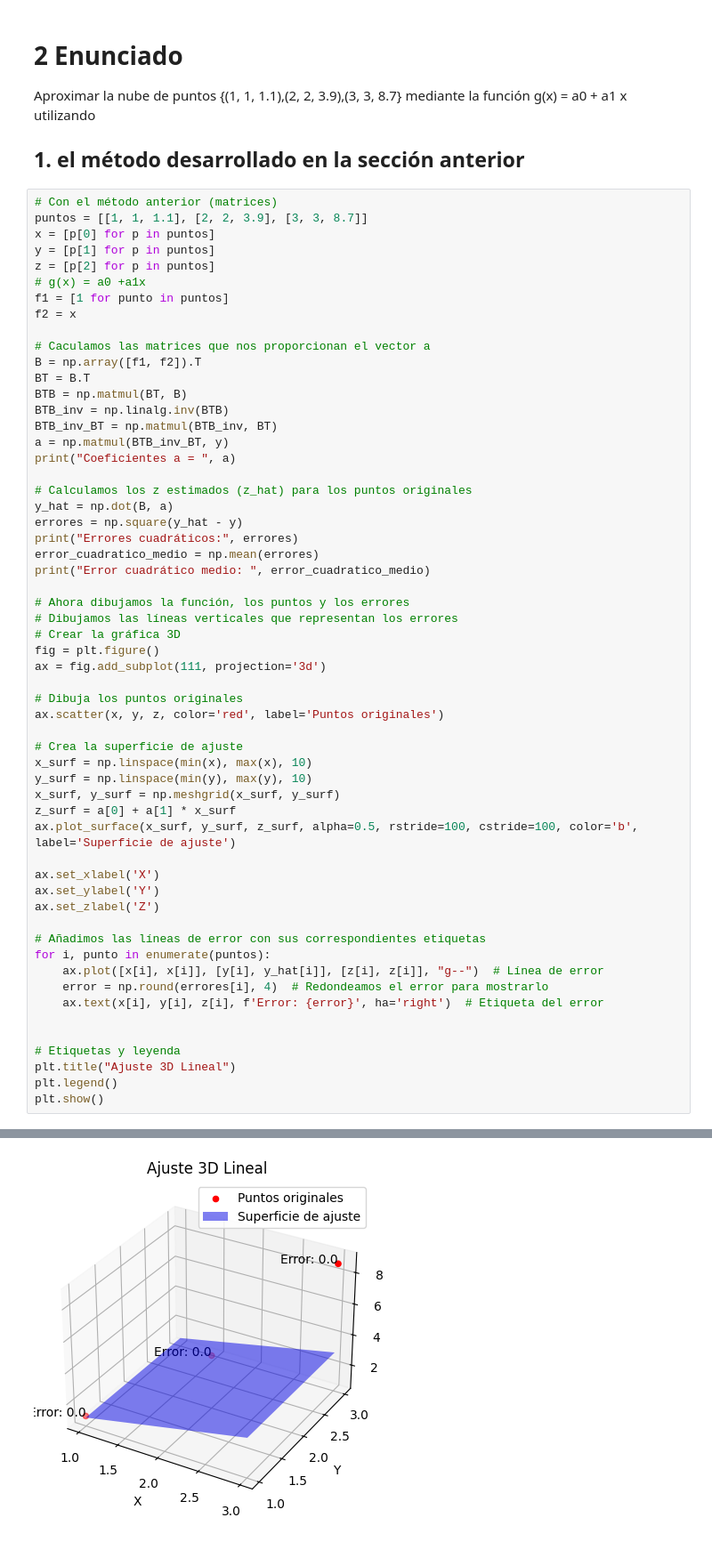
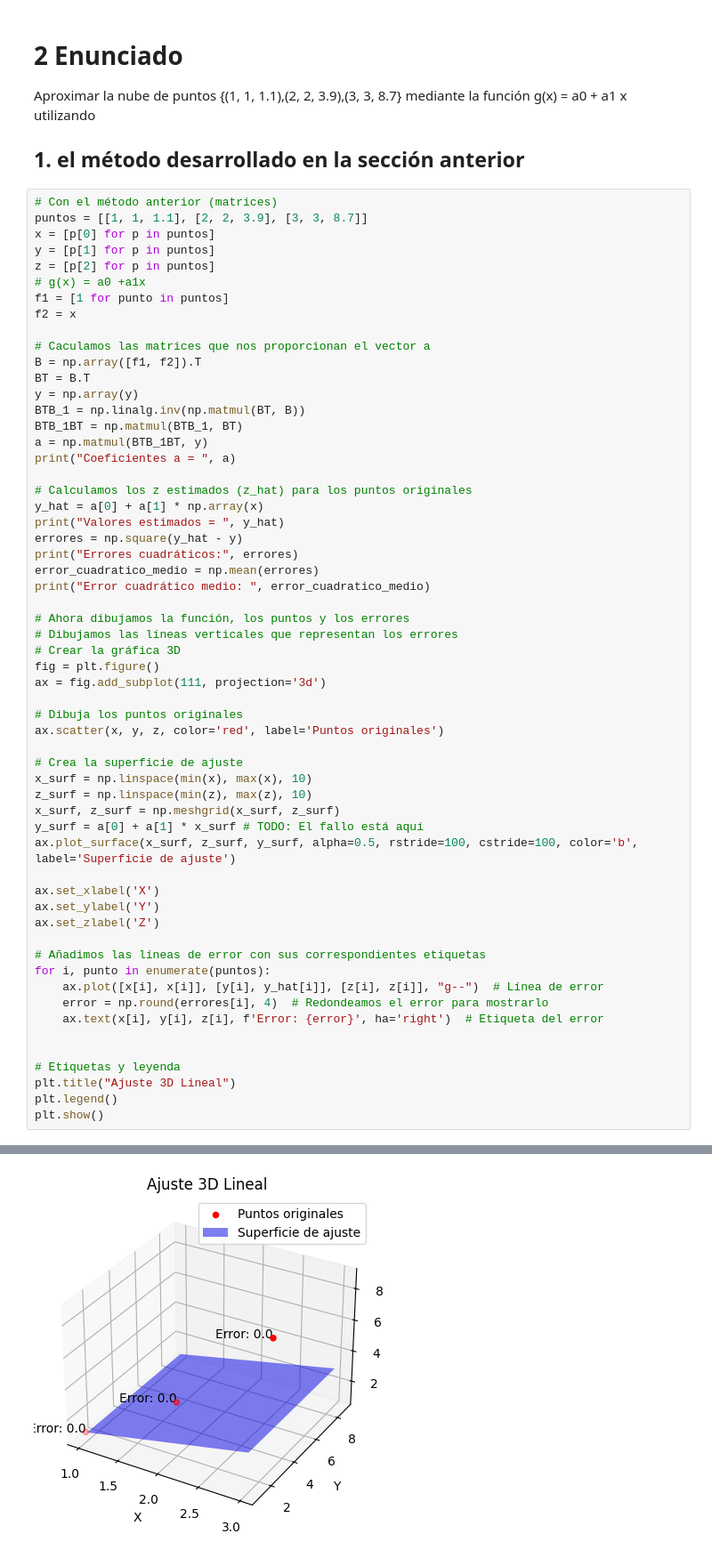
Before and after one commit to Apriea04/ComputacionNeuronalEvolutiva, a Jupyter notebook: Computación Evolutiva/Práctica 0/Parte 0.ipynb, the cells around one changed output, grey strips where cells are left out. Shown at 89% size. Cells and saved outputs as stored; diff of their text form.

```diff
--- a/Computación Evolutiva/Práctica 0/Parte 0.ipynb
+++ b/Computación Evolutiva/Práctica 0/Parte 0.ipynb
@@ -83,14 +84,15 @@ f2 = x
 # Caculamos las matrices que nos proporcionan el vector a
 B = np.array([f1, f2]).T
 BT = B.T
-BTB = np.matmul(BT, B)
-BTB_inv = np.linalg.inv(BTB)
-BTB_inv_BT = np.matmul(BTB_inv, BT)
-a = np.matmul(BTB_inv_BT, y)
+y = np.array(y)
+BTB_1 = np.linalg.inv(np.matmul(BT, B))
+BTB_1BT = np.matmul(BTB_1, BT)
+a = np.matmul(BTB_1BT, y)
 print("Coeficientes a = ", a)
 
 # Calculamos los z estimados (z_hat) para los puntos originales
-y_hat = np.dot(B, a)
+y_hat = a[0] + a[1] * np.array(x)
+print("Valores estimados = ", y_hat)
 errores = np.square(y_hat - y)
 print("Errores cuadráticos:", errores)
 error_cuadratico_medio = np.mean(errores)
@@ -107,10 +109,10 @@ ax.scatter(x, y, z, color='red', label='Puntos originales')
 
 # Crea la superficie de ajuste
 x_surf = np.linspace(min(x), max(x), 10)
-y_surf = np.linspace(min(y), max(y), 10)
-x_surf, y_surf = np.meshgrid(x_surf, y_surf)
-z_surf = a[0] + a[1] * x_surf
-ax.plot_surface(x_surf, y_surf, z_surf, alpha=0.5, rstride=100, cstride=100, color='b', label='Superficie de ajuste')
+z_surf = np.linspace(min(z), max(z), 10)
+x_surf, z_surf = np.meshgrid(x_surf, z_surf)
+y_surf = a[0] + a[1] * x_surf # TODO: El fallo está aquí
+ax.plot_surface(x_surf, z_surf, y_surf, alpha=0.5, rstride=100, cstride=100, color='b', label='Superficie de ajuste')
 
 ax.set_xlabel('X')
 ax.set_ylabel('Y')
@@ -132,3 +135,3 @@ Coeficientes a =  [-1.77635684e-15  1.00000000e+00]
 Errores cuadráticos: [3.15544362e-30 3.15544362e-30 3.15544362e-30]
 Error cuadrático medio:  3.1554436208840472e-30
-[figure, old version]
+[figure, new version]
```
Also changed, not shown: parts of 3 cells of this notebook.
